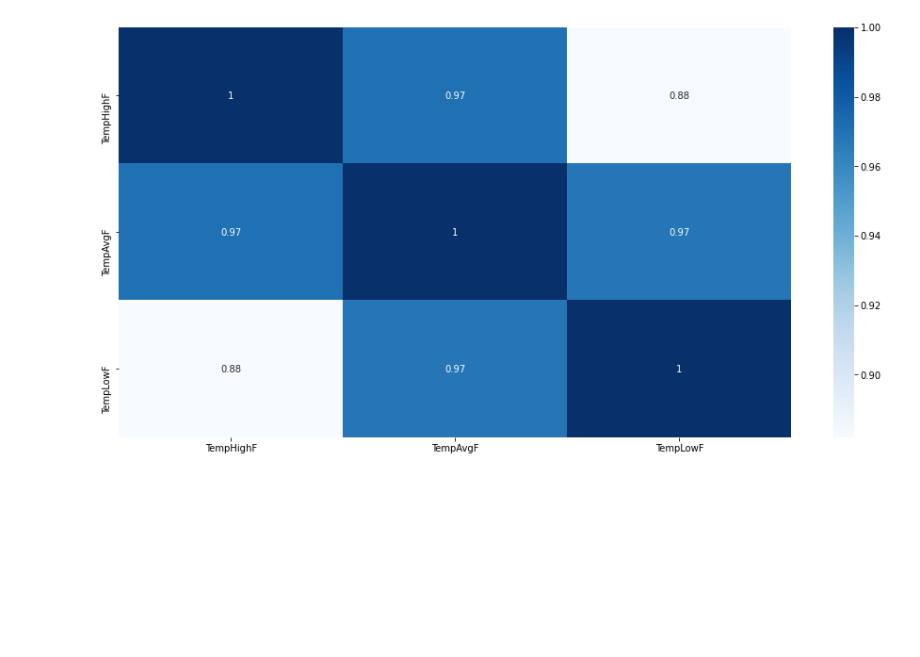
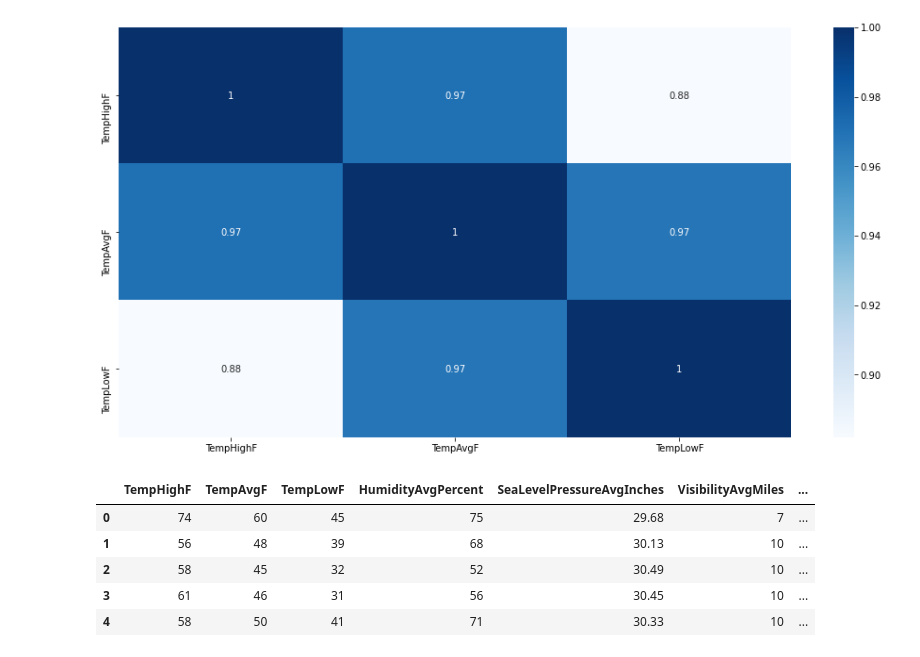
Before and after one commit to sunwenliang14/credit-card-risk, a Jupyter notebook: credit-risk-analysis.ipynb, the cells around one changed output. Saved outputs shown, nothing was run; the diff lists cells and outputs as text; code cells hidden in the pictures; blank space fills up the shorter version.

```diff
--- a/credit-risk-analysis.ipynb
+++ b/credit-risk-analysis.ipynb
@@ -323,7 +323,7 @@ df[df.HumidityHighPercent <= '80']
 import matplotlib.pyplot as plt
 import seaborn as sns
 # %%
-df = df[['TempHighF','TempAvgF','TempLowF','HumidityAvgPercent','SeaLevelPressureAvgInches','VisibilityAvgMiles','WindAvgMPH']]
+df1 = df[['TempHighF','TempAvgF','TempLowF','HumidityAvgPercent','SeaLevelPressureAvgInches','VisibilityAvgMiles','WindAvgMPH']]
 # %%
 plt.figure(figsize=(16,8))
 sns.heatmap(df.corr(), cmap='Blues', annot=True)
@@ -332,0 +336,9 @@ sns.heatmap(df.corr(), cmap='Blues', annot=True)
+# %%
+df1.head()
+# %% [output]
+|  | TempHighF | TempAvgF | TempLowF | HumidityAvgPercent | SeaLevelPressureAvgInches | VisibilityAvgMiles | ... |
+| 0 | 74 | 60 | 45 | 75 | 29.68 | 7 | ... |
+| 1 | 56 | 48 | 39 | 68 | 30.13 | 10 | ... |
+| 2 | 58 | 45 | 32 | 52 | 30.49 | 10 | ... |
+| 3 | 61 | 46 | 31 | 56 | 30.45 | 10 | ... |
+| 4 | 58 | 50 | 41 | 71 | 30.33 | 10 | ... |
```
Also changed, not shown: parts of 3 cells of this notebook.
